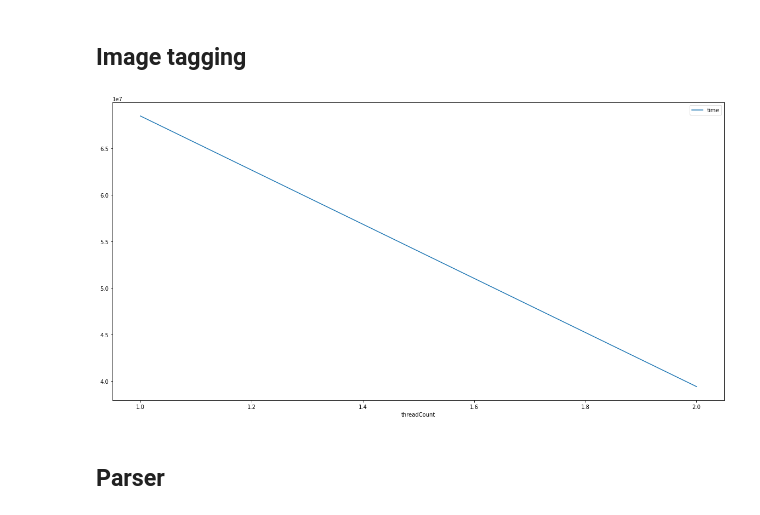
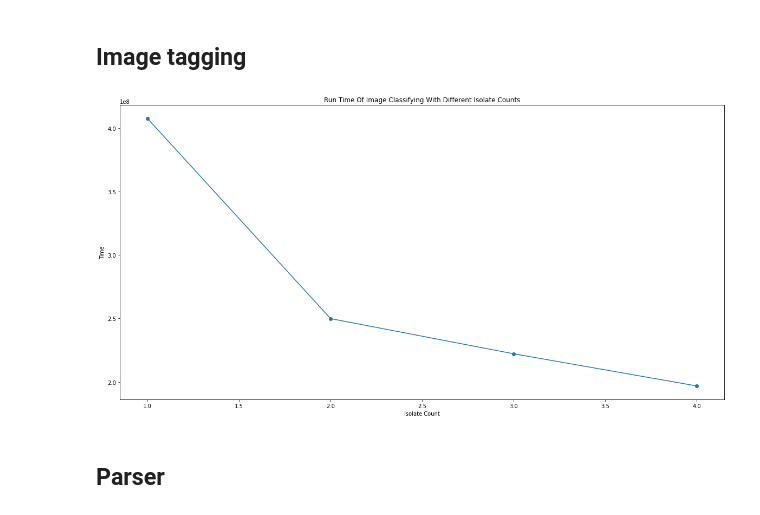
Before and after one commit to NorseKode/Waultar-App, a Jupyter notebook: scripts/parallelisation/parallelisation.ipynb, the cells around one changed output. Cells and saved outputs as stored; diff of their text form; code cells hidden in the pictures.

Commit message:
Mwasurement of parallel image classifier done

```diff
--- a/scripts/parallelisation/parallelisation.ipynb
+++ b/scripts/parallelisation/parallelisation.ipynb
@@ -13,7 +13,7 @@ import numpy as np
 
 plt.rcParams["figure.figsize"] = [20, 10]
 
-def createGraph(paths):
+def createGraph(paths, figureTitle, isSave = False, figureName = ""):
     threadCount = 1
     dataToDF = []
     for path in paths:
@@ -23,15 +23,24 @@ def createGraph(paths):
     df = DataFrame(dataToDF)
 
     # df = DataFrame([thread1, thread2])
-    plot = df.plot(x="threadCount", y="time")
-    # plot.get_figure().savefig("parallel_image_tagging_temp.png")
+    plot = df.plot(x="threadCount", y="time", legend=False, title=figureTitle, ylabel="Time", xlabel="Isolate Count", marker="o")
+    if isSave:
+        plot.get_figure().savefig(figureName)
 # %% [markdown]
 ## Image tagging
 # %%
 # Insta used here
-createGraph("data/1650274922103862-Tagging of images only total.json", "data/1650274989336800-Tagging of images only total.json", "data/1650275074235943-Tagging of images only total.json", "data/1650275157008042-Tagging of images only total.json")
+# createGraph("data/1650274922103862-Tagging of images only total.json", "data/1650274989336800-Tagging of images only total.json", "data/1650275074235943-Tagging of images only total.json", "data/1650275157008042-Tagging of images only total.json")
+
+imagesData = ["data/image/is365-t1-Tagging of images only total.json", \
+    "data/image/is365-t2-Tagging of images only total.json",
+    "data/image/is365-t3-Tagging of images only total.json",
+    "data/image/is365-t4-Tagging of images only total.json",]
+
+# createGraph(imagesData, "Run Time Of Image Classifying With Different Isolate Counts")
+createGraph(imagesData, "Run Time Of Image Classifying With Different Isolate Counts", isSave = True, figureName = "Parallel Image Classify.jpg")
 # %% [output]
-[figure, old version]
+[figure, new version]
 # %% [markdown]
 ## Parser
 # %%
```
Also changed, not shown: 14 other files.
